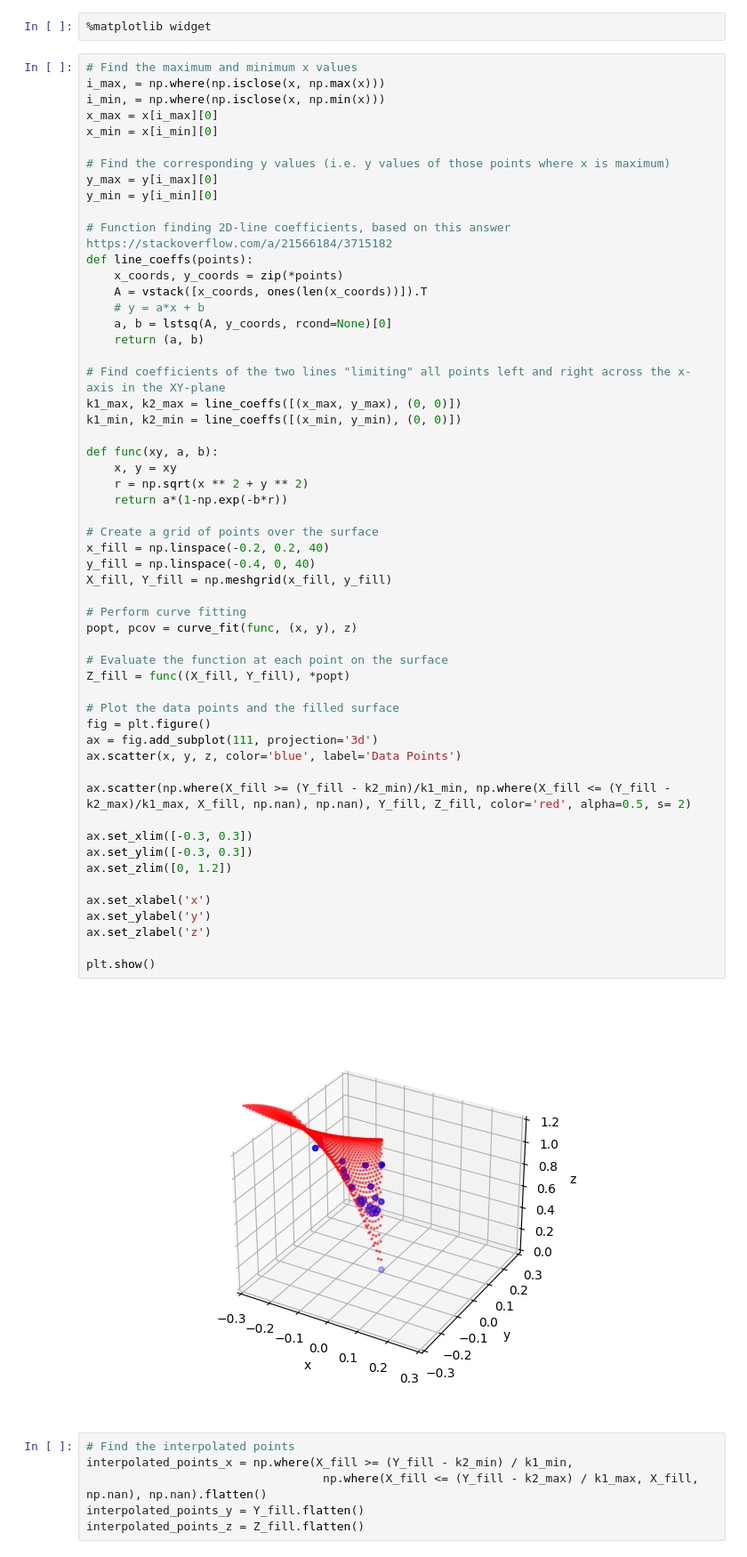
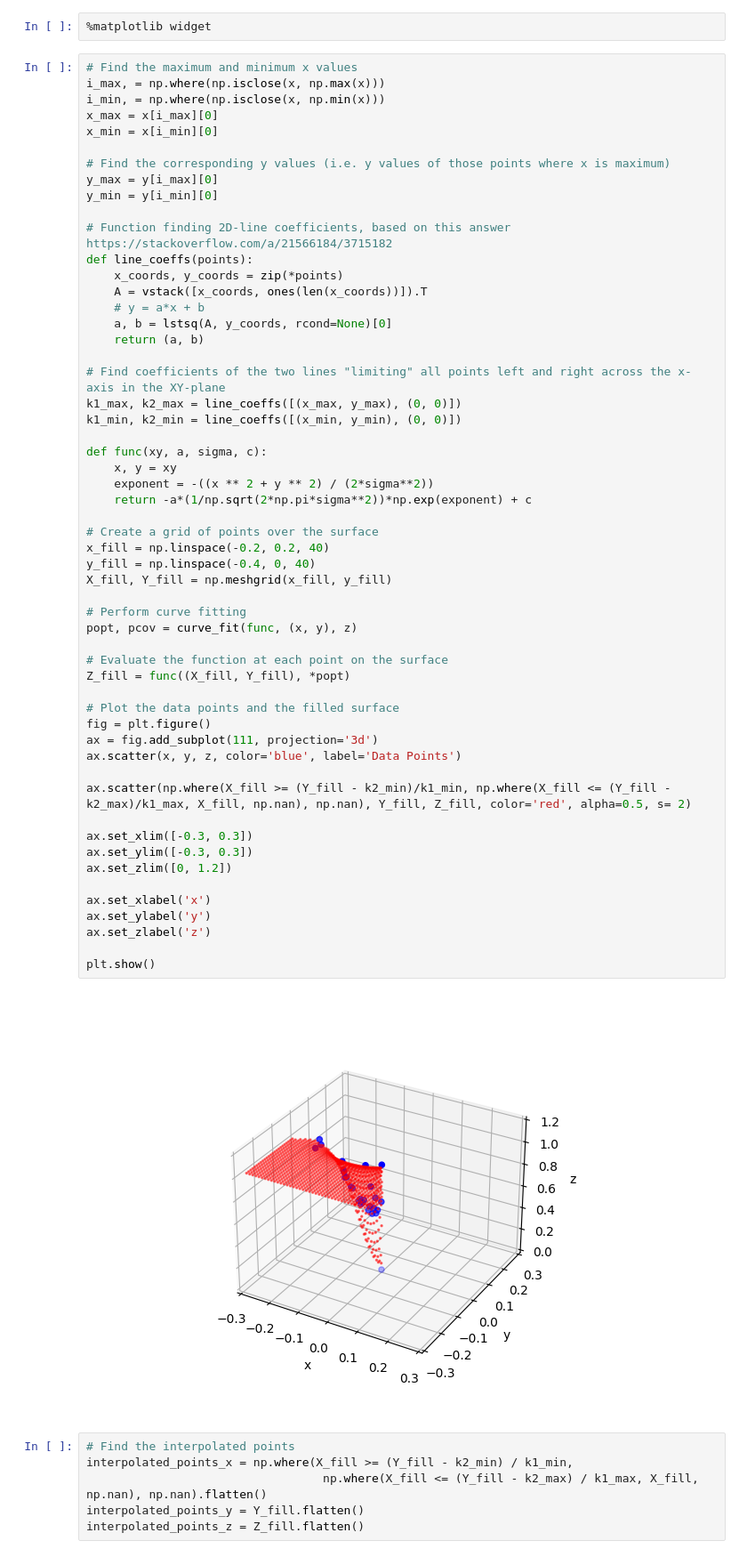
Before and after one commit to joeyanderson1/4th-Year-Thesis, a Jupyter notebook: Surface Interpolation Technique.ipynb, the cells around one changed output. Shown at 89% size. Drawn from its saved outputs; the diff is of its cells as text.

```diff
--- a/Surface Interpolation Technique.ipynb
+++ b/Surface Interpolation Technique.ipynb
@@ -353,40 +353,40 @@ def line_coeffs(points):
 k1_max, k2_max = line_coeffs([(x_max, y_max), (0, 0)])
 k1_min, k2_min = line_coeffs([(x_min, y_min), (0, 0)])
 
-def func(xy, a, b):
+def func(xy, a, sigma, c):
     x, y = xy
-    r = np.sqrt(x ** 2 + y ** 2)
-    return a*(1-np.exp(-b*r))
+    exponent = -((x ** 2 + y ** 2) / (2*sigma**2))
+    return -a*(1/np.sqrt(2*np.pi*sigma**2))*np.exp(exponent) + c
 
 # Create a grid of points over the surface
 x_fill = np.linspace(-0.2, 0.2, 40)
 y_fill = np.linspace(-0.4, 0, 40)
 X_fill, Y_fill = np.meshgrid(x_fill, y_fill)
 
 # Perform curve fitting
 popt, pcov = curve_fit(func, (x, y), z)
 
 # Evaluate the function at each point on the surface
 Z_fill = func((X_fill, Y_fill), *popt)
 
 # Plot the data points and the filled surface
 fig = plt.figure()
 ax = fig.add_subplot(111, projection='3d')
 ax.scatter(x, y, z, color='blue', label='Data Points')
 
 ax.scatter(np.where(X_fill >= (Y_fill - k2_min)/k1_min, np.where(X_fill <= (Y_fill - k2_max)/k1_max, X_fill, np.nan), np.nan), Y_fill, Z_fill, color='red', alpha=0.5, s= 2)
 
 ax.set_xlim([-0.3, 0.3])
 ax.set_ylim([-0.3, 0.3])
 ax.set_zlim([0, 1.2])
 
 ax.set_xlabel('x')
 ax.set_ylabel('y')
 ax.set_zlabel('z')
 
 plt.show()
 # %% [output]
-[figure, old version]
+[figure, new version]
 # %%
 # Find the interpolated points
 interpolated_points_x = np.where(X_fill >= (Y_fill - k2_min) / k1_min,
```
Also changed, not shown: parts of 21 cells of this notebook.
